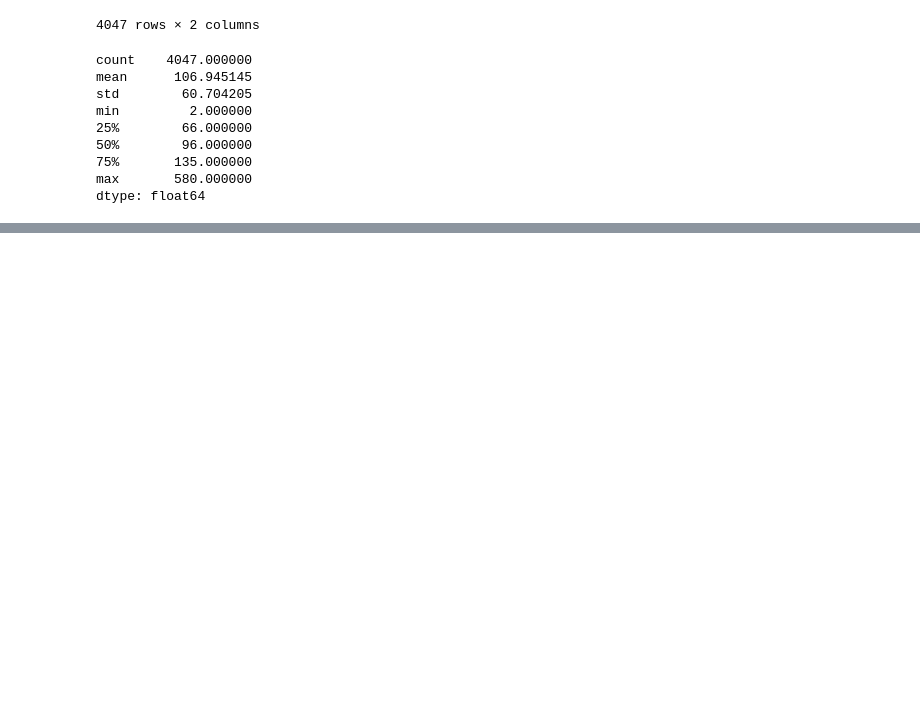
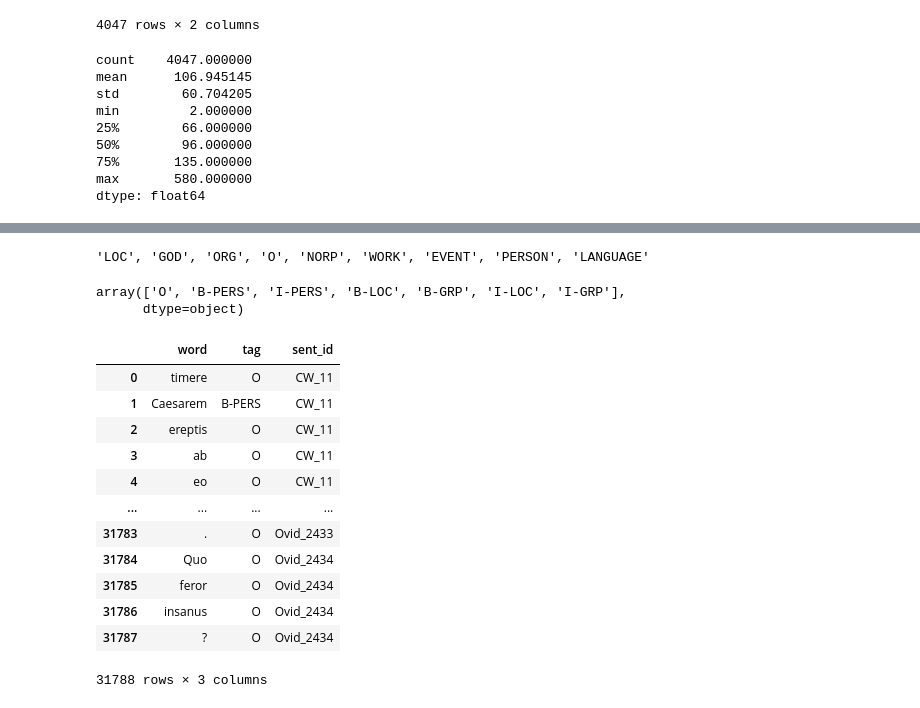
Before and after one commit to mahesh-ak/SktQA, a Jupyter notebook: Plots.ipynb, the cells around one changed output, grey strips where cells are left out. Saved outputs shown, nothing was run; the diff lists cells and outputs as text; code cells hidden in the pictures; blank space fills up the shorter version.

```diff
--- a/Plots.ipynb
+++ b/Plots.ipynb
@@ -740,0 +784,4 @@ dtype: float64
+# %%
+print(', '.join(set([f"'{e.replace('B-','').replace('I-','')}'" for e in entities])))
+# %% [output]
+'LOC', 'GOD', 'ORG', 'O', 'NORP', 'WORK', 'EVENT', 'PERSON', 'LANGUAGE'
@@ -740,0 +794,24 @@ dtype: float64
+# %%
+lat_df = pd.read_csv('data/ner/Latin_NER_test.csv')
+lat_df.tag.unique()
+# %% [output]
+array(['O', 'B-PERS', 'I-PERS', 'B-LOC', 'B-GRP', 'I-LOC', 'I-GRP'],
+      dtype=object)
+# %%
+lat_df = lat_df[['word','tag','sent_id']]
+# %%
+lat_df
+# %% [output]
+|  | word | tag | sent_id |
+| 0 | timere | O | CW_11 |
+| 1 | Caesarem | B-PERS | CW_11 |
+| 2 | ereptis | O | CW_11 |
+| 3 | ab | O | CW_11 |
+| 4 | eo | O | CW_11 |
+| ... | ... | ... | ... |
+| 31783 | . | O | Ovid_2433 |
+| 31784 | Quo | O | Ovid_2434 |
+| 31785 | feror | O | Ovid_2434 |
+| 31786 | insanus | O | Ovid_2434 |
+| 31787 | ? | O | Ovid_2434 |
+31788 rows × 3 columns
```
Also changed, not shown: parts of 9 cells of this notebook, 9 other files.
